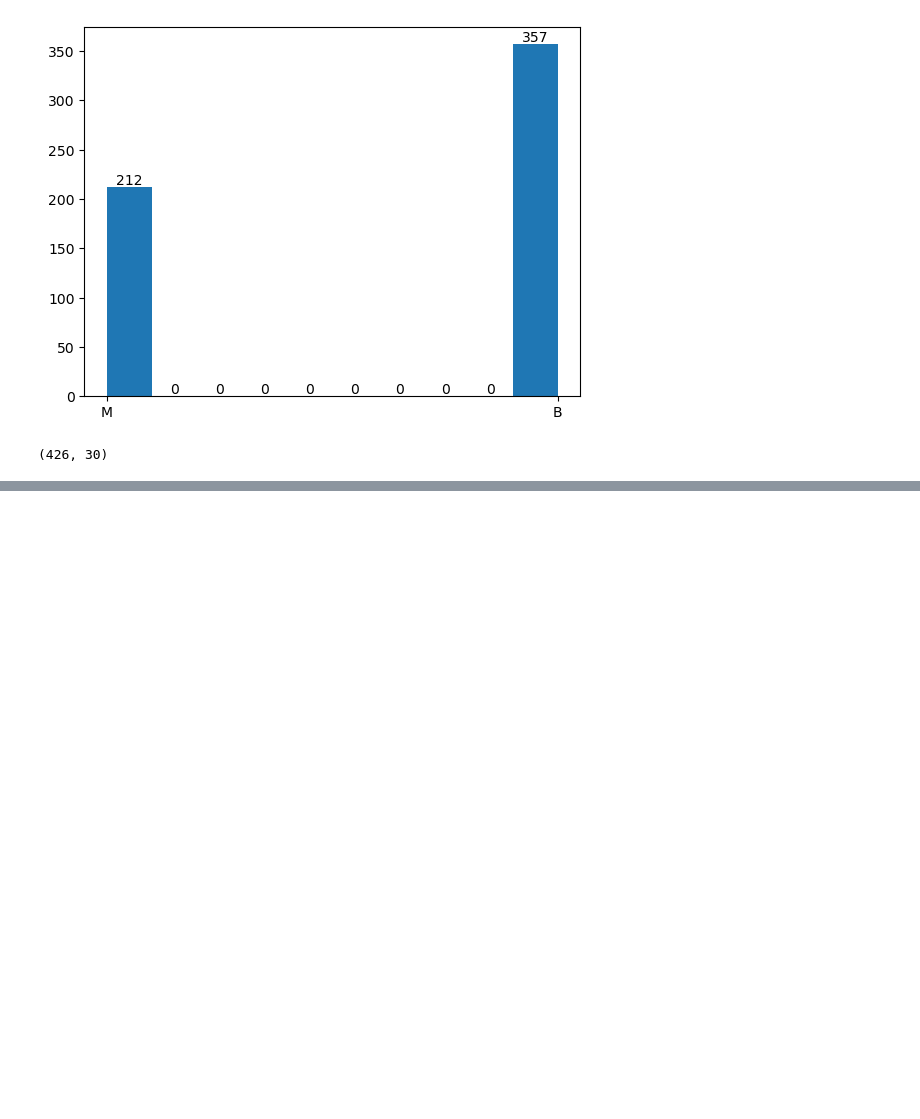
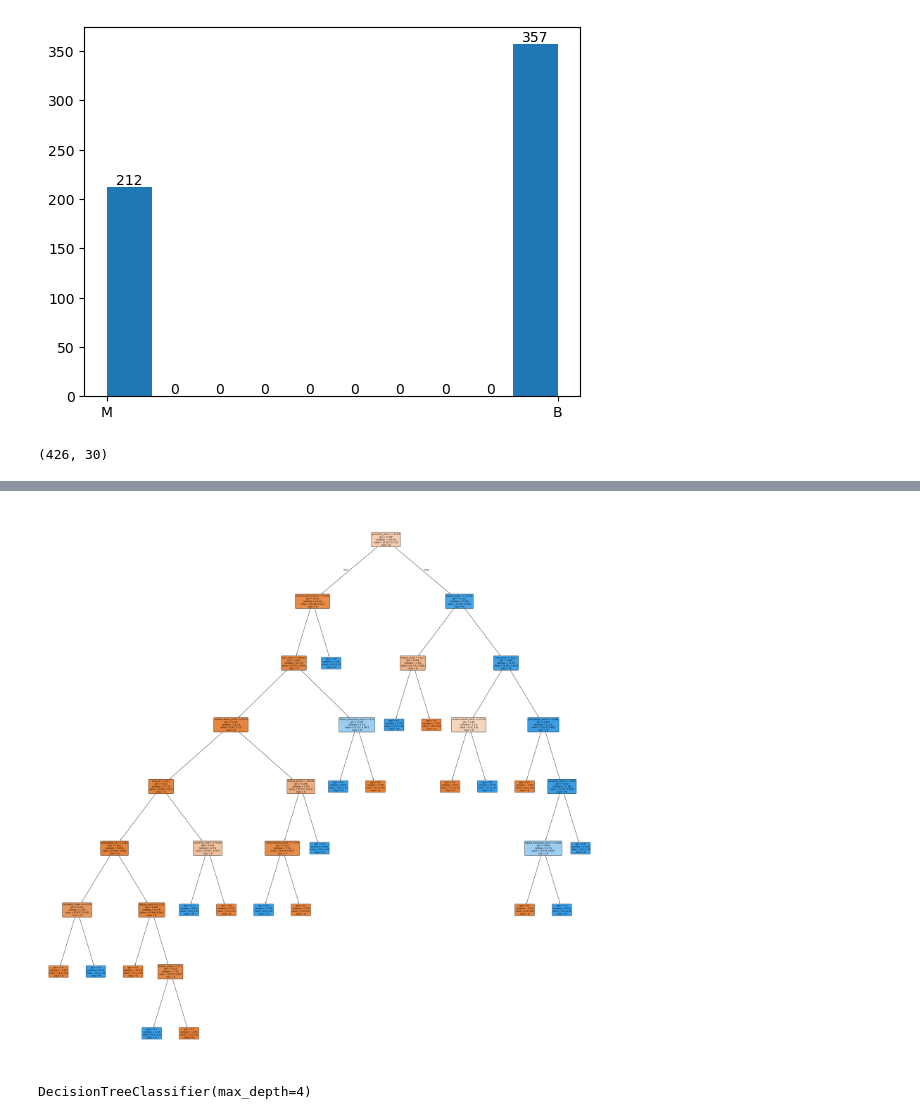
Before and after one commit to natasablagojevic/ip1_review, a Jupyter notebook: Vezbanje6/04.DecisionTreeClassifier.ipynb, the cells around one changed output, grey strips where cells are left out. Cells and saved outputs as stored; diff of their text form; code cells hidden in the pictures; blank space fills up the shorter version.

```diff
--- a/Vezbanje6/04.DecisionTreeClassifier.ipynb
+++ b/Vezbanje6/04.DecisionTreeClassifier.ipynb
@@ -86,8 +86,9 @@ def report(model, x, y, text="train"):
 from sklearn.tree import plot_tree
 # %%
 def treePlot(model, feature_names, class_names):
-    plt.figure(figsize=(20,20))
-    plot_tree(model, feature_names=feature_names, class_names=class_names, filled=True)
+    plt.figure(figsize=(40,40))
+    plot_tree(model, feature_names=feature_names, class_names=class_names, filled=True,
+             rounded=True, impurity=True, proportion=True)
     plt.show()
 # %%
 feature_names = X.columns
@@ -99,0 +99,5 @@ from sklearn.tree import DecisionTreeClassifier
+# %%
+# default parameters for model
+model = DecisionTreeClassifier()
+# %%
+model.fit(X_train, y_train)
@@ -99,0 +142,4 @@ from sklearn.tree import DecisionTreeClassifier
+# %%
+treePlot(model, feature_names, class_names)
+# %% [output]
+[figure, added]
@@ -99,0 +148,4 @@ from sklearn.tree import DecisionTreeClassifier
+# %%
+model.fit(X_train, y_train)
+# %% [output]
+DecisionTreeClassifier(max_depth=4)
```
Also changed, not shown: parts of 33 cells of this notebook, 5 other files.
